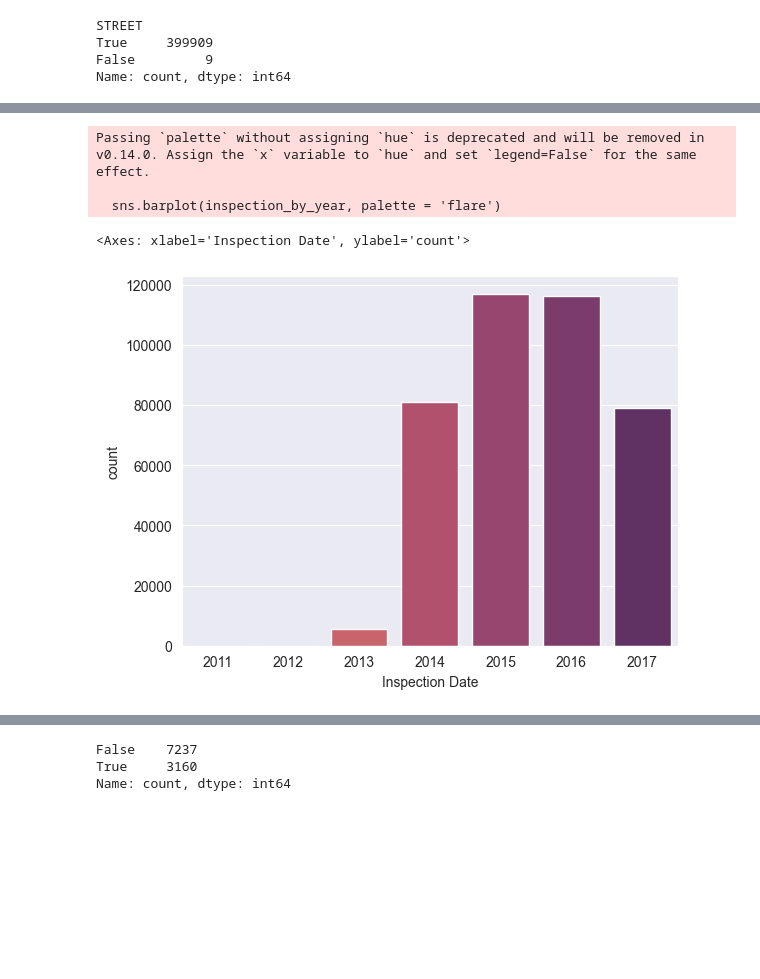
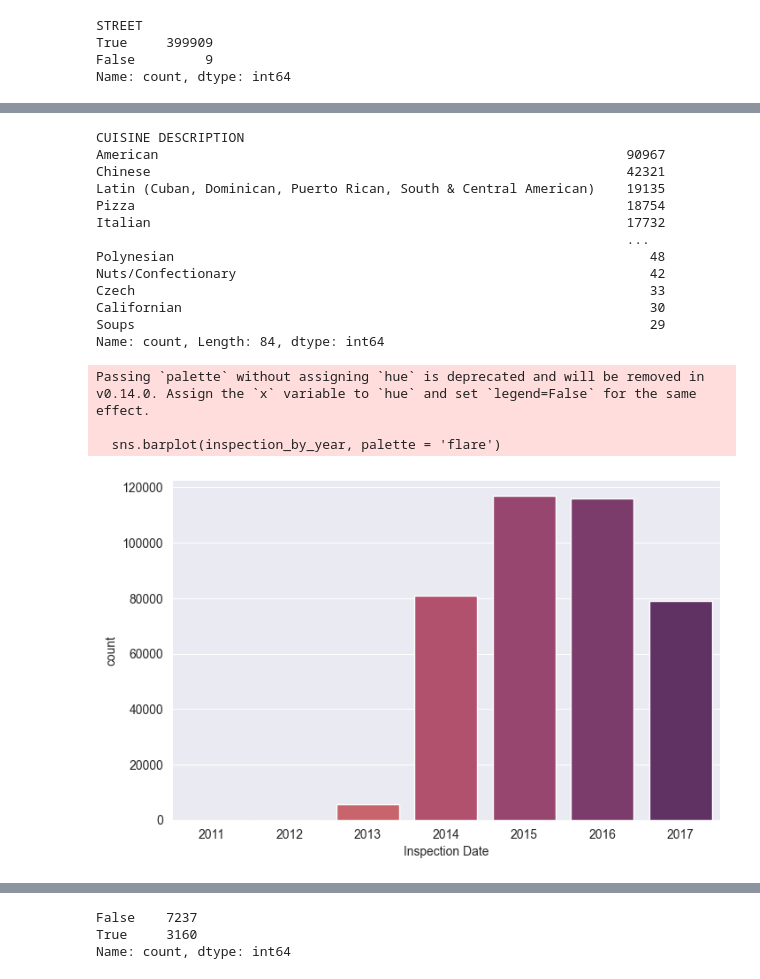
Before and after one commit to PrinCons/RestRecs, a Jupyter notebook: models/research/rest_data_exploration.ipynb, the cells around one changed output, grey strips where cells are left out. Drawn from its saved outputs; the diff is of its cells as text; code cells hidden in the pictures; blank space fills up the shorter version.

Commit message:
fixing bug in processing of cuisines in rest_data_exploration.ipynb

```diff
--- a/models/research/rest_data_exploration.ipynb
+++ b/models/research/rest_data_exploration.ipynb
@@ -215,7 +215,6 @@ inspection_data["BORO"] = inspection_data["BORO"].apply(lambda s: "New York" if
 inspection_data["ZipCode"] = inspection_data["ZIPCODE"].astype(int)
 inspection_data["ZipCode"] = inspection_data["ZIPCODE"].astype(str)
 inspection_data["ZipCode"] = inspection_data["ZipCode"].str.replace(".0", "")
-inspection_data["Cuisine"] = inspection_data["CUISINE DESCRIPTION"].apply(lambda s: [s])
 inspection_data["Address"] = inspection_data.apply(lambda row: str(row["BUILDING"]) + " " + str(row["STREET"]).title() + ", " + str(row["BORO"]).title() + ", " + str(row["ZipCode"]), axis=1)
 
 # renaming the inspection info columns
@@ -240,13 +239,47 @@ inspection_data
+# %%
+## some cuisine names have unusual characters. these need to be addressed for better processing.
+inspection_data["CUISINE DESCRIPTION"].value_counts()
+# %% [output]
+CUISINE DESCRIPTION
+American                                                            90967
+Chinese                                                             42321
+Latin (Cuban, Dominican, Puerto Rican, South & Central American)    19135
+Pizza                                                               18754
+Italian                                                             17732
+                                                                    ...
+Polynesian                                                             48
+Nuts/Confectionary                                                     42
+Czech                                                                  33
+Californian                                                            30
+Soups                                                                  29
+Name: count, Length: 84, dtype: int64
+# %%
+def inspection_cuisine_clean(s):
+    if isinstance(s, str):
+        if s == "Not Listed/Not Applicable":
+             return []
+        if "(" in s:
+            return [s.split("(")[0]]
+        delims = [", ", "/", "&"]
+        for d in delims:
+            if d in s:
+                return s.split(d)
+        else:
+            return [s]
+    return s
+# %%
+inspection_data["Cuisine"] = inspection_data["CUISINE DESCRIPTION"].apply(inspection_cuisine_clean)
 # %%
 # exploring the distribution according to years
 inspection_data["Inspection Date"] = pd.to_datetime(inspection_data["INSPECTION DATE"], format="%m/%d/%Y")
 inspection_by_year = inspection_data[inspection_data["Inspection Date"].dt.year > 2000]["Inspection Date"].dt.year.value_counts().sort_index()
 # inspection_by_year
 # %%
+plt.figure(figsize=(8, 5))
 sns.barplot(inspection_by_year, palette = 'flare')
+plt.show()
 # %% [output]
 Passing `palette` without assigning `hue` is deprecated and will be removed in v0.14.0. Assign the `x` variable to `hue` and set `legend=False` for the same effect.
 
   sns.barplot(inspection_by_year, palette = 'flare')
-<Axes: xlabel='Inspection Date', ylabel='count'>
-[figure, old version]
+[figure, new version]
```
Also changed, not shown: parts of 26 cells of this notebook, 4 other files.
